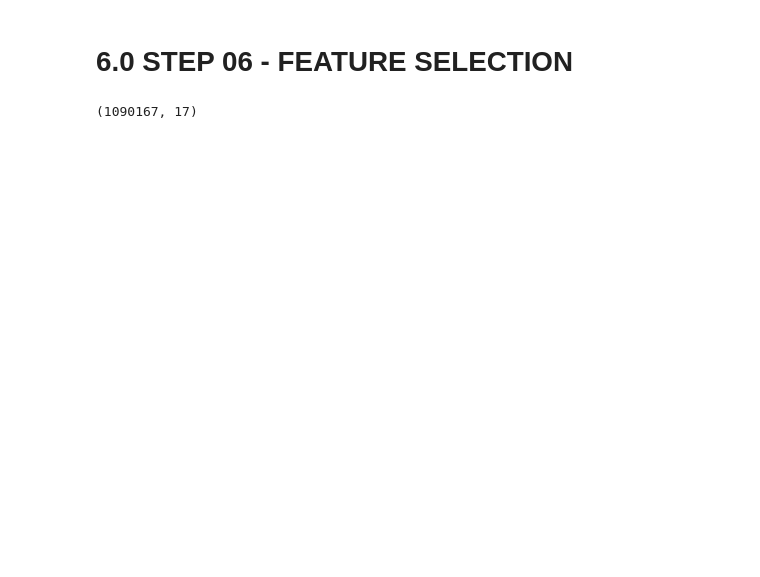
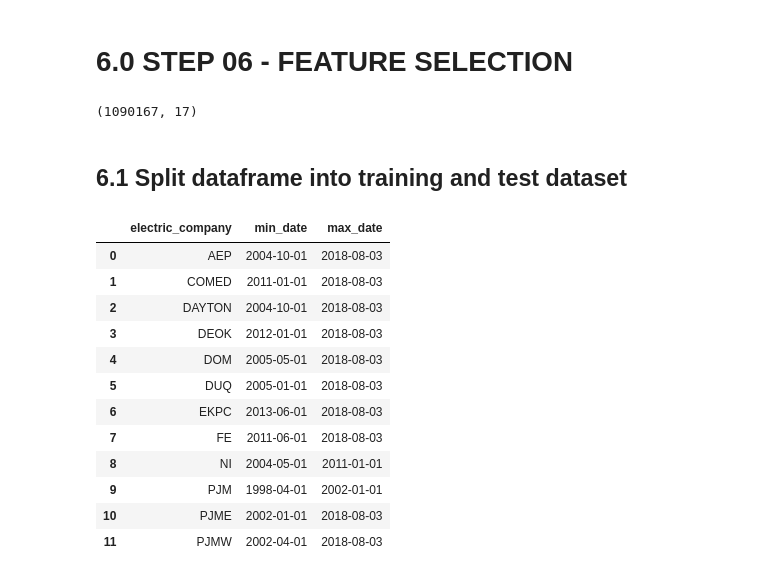
Before and after one commit to panambY/Hourly_Energy_Consumption, a Jupyter notebook: Hourly_Energy_Consumption.ipynb, the cells around one changed output. Saved outputs shown, nothing was run; the diff lists cells and outputs as text; code cells hidden in the pictures; blank space fills up the shorter version.

Commit message:
split data

```diff
--- a/Hourly_Energy_Consumption.ipynb
+++ b/Hourly_Energy_Consumption.ipynb
@@ -730,3 +730,5 @@ df6 = df5.copy()
 df6.shape
 # %% [output]
 (1090167, 17)
+# %% [markdown]
+## 6.1 Split dataframe into training and test dataset
@@ -732,0 +738,20 @@ df6.shape
+# %%
+dataset =[]
+for i in df6['electric_company'].unique():
+    dataset.append( [i, df6[df6['electric_company']==i]['date'].min(), df6[df6['electric_company']==i]['date'].max()] )
+# %%
+pd.DataFrame( columns=[ 'electric_company', 'min_date', 'max_date' ], data=dataset )
+# %% [output]
+|  | electric_company | min_date | max_date |
+| 0 | AEP | 2004-10-01 | 2018-08-03 |
+| 1 | COMED | 2011-01-01 | 2018-08-03 |
+| 2 | DAYTON | 2004-10-01 | 2018-08-03 |
+| 3 | DEOK | 2012-01-01 | 2018-08-03 |
+| 4 | DOM | 2005-05-01 | 2018-08-03 |
+| 5 | DUQ | 2005-01-01 | 2018-08-03 |
+| 6 | EKPC | 2013-06-01 | 2018-08-03 |
+| 7 | FE | 2011-06-01 | 2018-08-03 |
+| 8 | NI | 2004-05-01 | 2011-01-01 |
+| 9 | PJM | 1998-04-01 | 2002-01-01 |
+| 10 | PJME | 2002-01-01 | 2018-08-03 |
+| 11 | PJMW | 2002-04-01 | 2018-08-03 |
```
Also changed, not shown: parts of 8 cells of this notebook.
